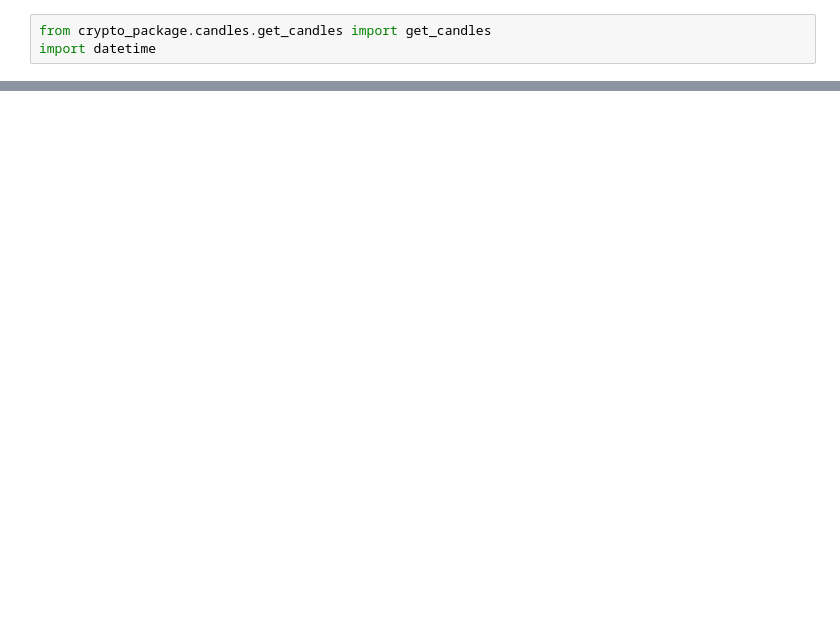
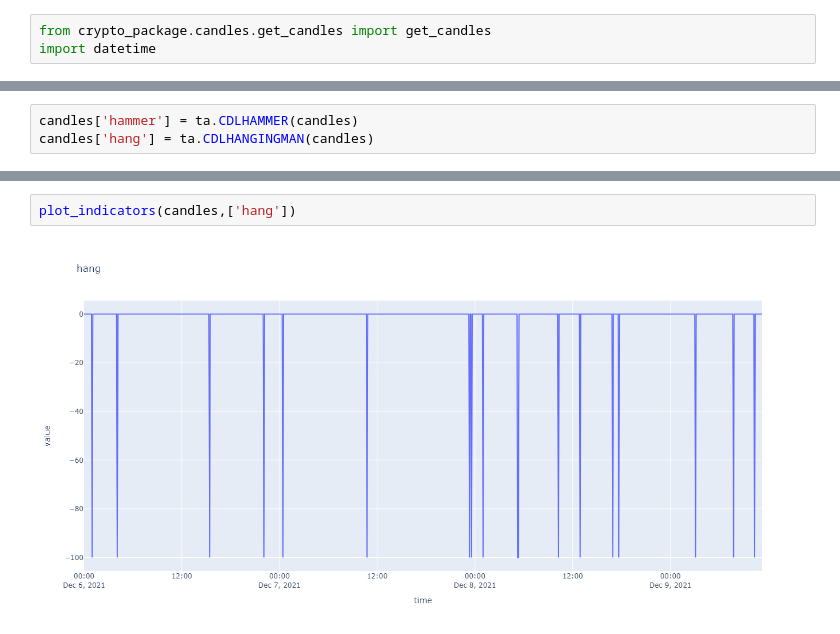
Before and after one commit to TheOnlyCryptoParadise/jupyter, a Jupyter notebook: work/pattern_tests.ipynb, the cells around one changed output, grey strips where cells are left out. Drawn from its saved outputs; the diff is of its cells as text; blank space fills up the shorter version.

```diff
--- a/work/pattern_tests.ipynb
+++ b/work/pattern_tests.ipynb
@@ -29,0 +126,3 @@ candles[''] = ta.RSI(candles, timeperiod=14)
+# %%
+candles['hammer'] = ta.CDLHAMMER(candles)
+candles['hang'] = ta.CDLHANGINGMAN(candles)
@@ -29,0 +133,4 @@ candles[''] = ta.RSI(candles, timeperiod=14)
+# %%
+plot_indicators(candles,['hang'])
+# %% [output]
+[figure, added]
```
Also changed, not shown: parts of 19 cells of this notebook, 7 other files.
